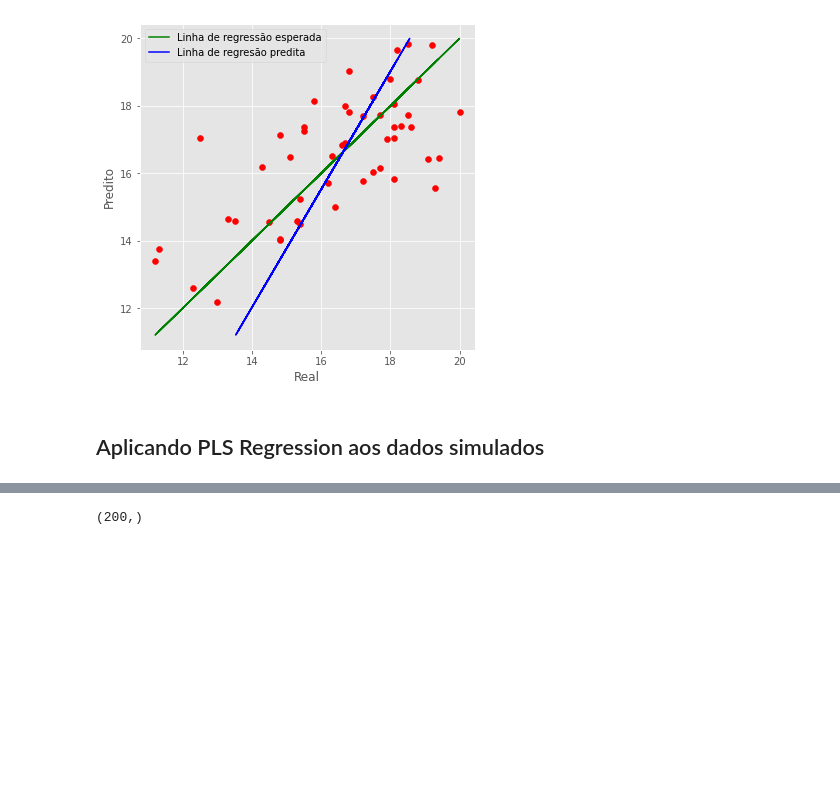
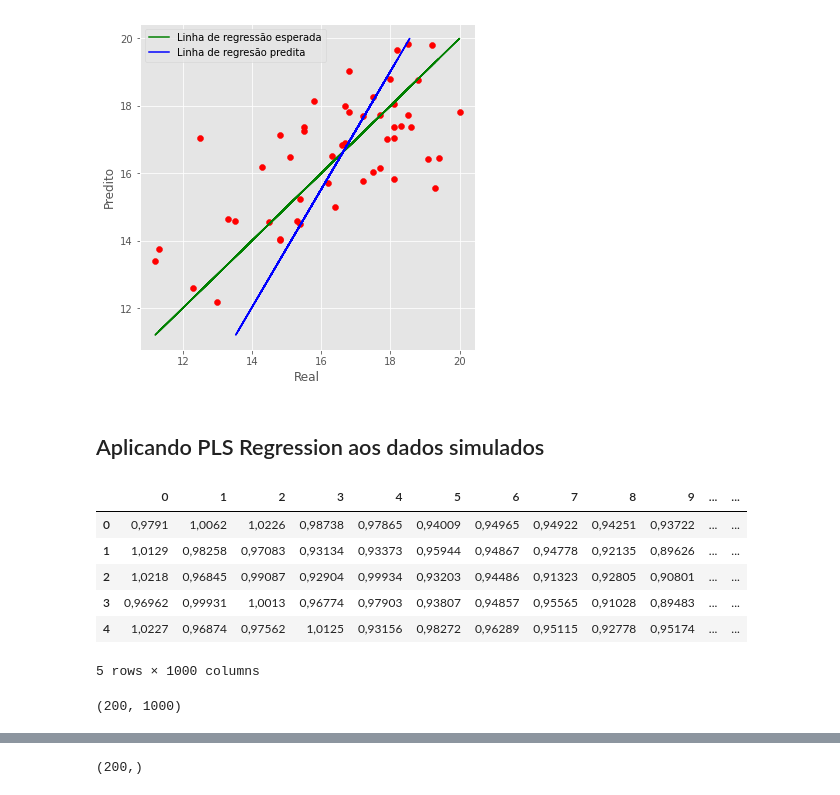
Before and after one commit to larissamazzero/RMN, a Jupyter notebook: PLS/pls.ipynb, the cells around one changed output, grey strips where cells are left out. Saved outputs shown, nothing was run; the diff lists cells and outputs as text; code cells hidden in the pictures; blank space fills up the shorter version.

```diff
--- a/PLS/pls.ipynb
+++ b/PLS/pls.ipynb
@@ -198,0 +201,14 @@ data = pd.read_excel("/content/550_650.xlsx")
+# %%
+X.head()
+# %% [output]
+|  | 0 | 1 | 2 | 3 | 4 | 5 | 6 | 7 | 8 | 9 | ... | ... |
+| 0 | 0,9791 | 1,0062 | 1,0226 | 0,98738 | 0,97865 | 0,94009 | 0,94965 | 0,94922 | 0,94251 | 0,93722 | ... | ... |
+| 1 | 1,0129 | 0,98258 | 0,97083 | 0,93134 | 0,93373 | 0,95944 | 0,94867 | 0,94778 | 0,92135 | 0,89626 | ... | ... |
+| 2 | 1,0218 | 0,96845 | 0,99087 | 0,92904 | 0,99934 | 0,93203 | 0,94486 | 0,91323 | 0,92805 | 0,90801 | ... | ... |
+| 3 | 0,96962 | 0,99931 | 1,0013 | 0,96774 | 0,97903 | 0,93807 | 0,94857 | 0,95565 | 0,91028 | 0,89483 | ... | ... |
+| 4 | 1,0227 | 0,96874 | 0,97562 | 1,0125 | 0,93156 | 0,98272 | 0,96289 | 0,95115 | 0,92778 | 0,95174 | ... | ... |
+5 rows × 1000 columns
+# %%
+X.shape
+# %% [output]
+(200, 1000)
```
Also changed, not shown: parts of 27 cells of this notebook.
